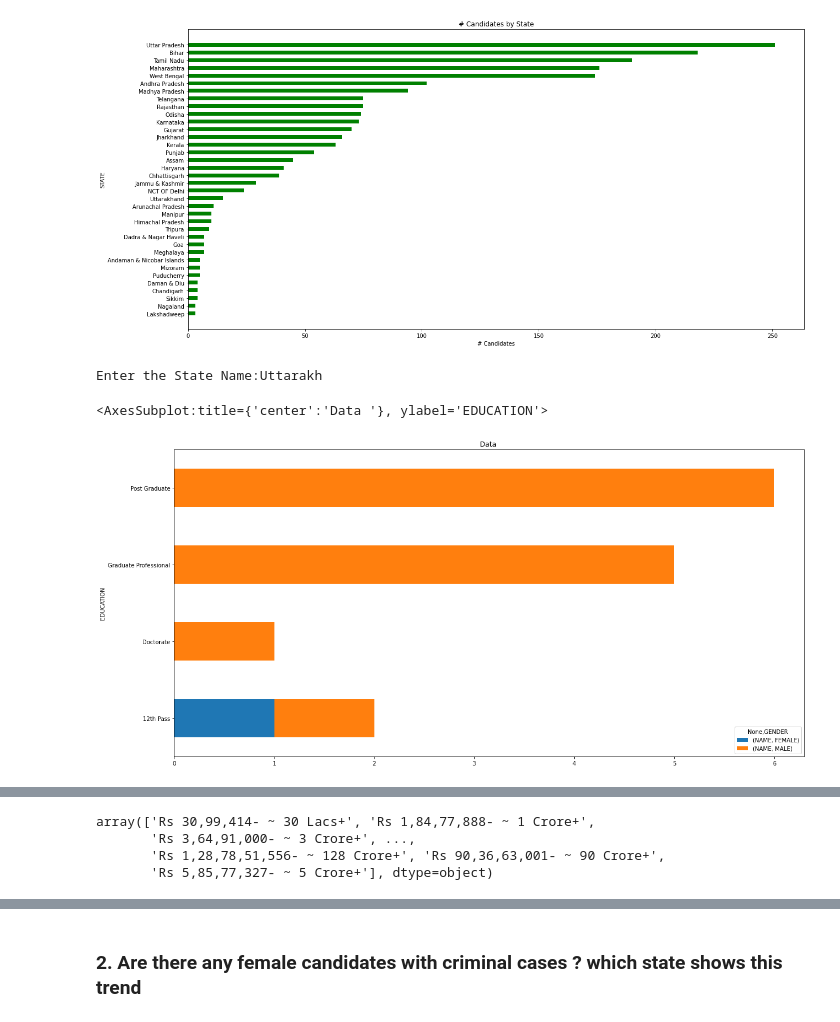
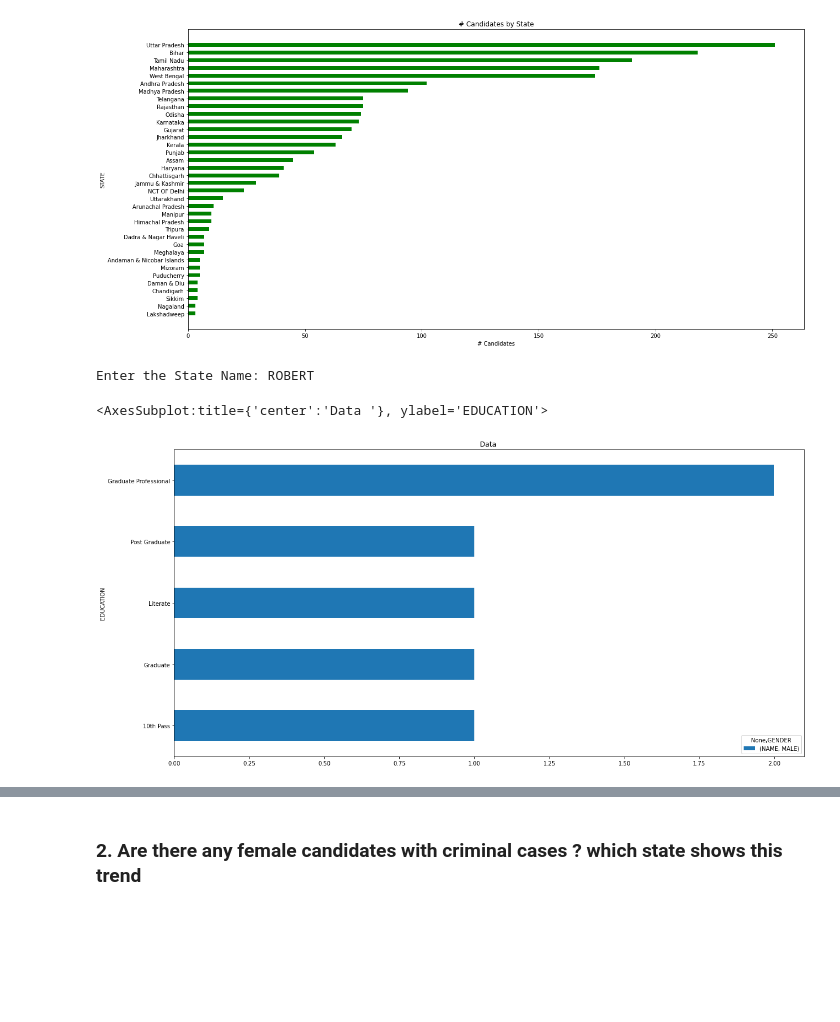
Before and after one commit to anuj3101/Atom, a Jupyter notebook: Indian_elections_2019.ipynb, the cells around one changed output, grey strips where cells are left out. Cells and saved outputs as stored; diff of their text form; code cells hidden in the pictures; blank space fills up the shorter version.

```diff
--- a/Indian_elections_2019.ipynb
+++ b/Indian_elections_2019.ipynb
@@ -91,11 +85,11 @@ plt.show()
 [figure]
 # %%
 state = input('Enter the State Name:')
-pd.DataFrame(df[df['STATE'].str.contains(state)]['NAME'].groupby([df['EDUCATION'],df['GENDER']]).nunique()).sort_values(by='NAME',ascending=True).unstack().plot(kind='barh',stacked=True,title="Data ",figsize=(20,10))
+pd.DataFrame(df[df['CONSTITUENCY'].str.contains(state)]['NAME'].groupby([df['EDUCATION'],df['GENDER']]).nunique()).sort_values(by='NAME',ascending=True).unstack().plot(kind='barh',stacked=True,title="Data ",figsize=(20,10))
 # %% [output]
-Enter the State Name:Uttarakh
+Enter the State Name: ROBERT
 <AxesSubplot:title={'center':'Data '}, ylabel='EDUCATION'>
-[figure, old version]
+[figure, new version]
 # %%
 df.head()
 # %% [output]
@@ -105,10 +99,3 @@ df.head()
 | 2 | Telangana | ADILABAD | RATHOD RAMESH | 0 | INC | Hand | MALE | 3.0 | 52.0 | ST | ... |
 | 3 | Telangana | ADILABAD | NOTA | 0 | NOTA | NaN | NaN | NaN | NaN | NaN | ... |
 | 4 | Uttar Pradesh | AGRA | Satyapal Singh Baghel | 1 | BJP | Lotus | MALE | 5.0 | 58.0 | SC | ... |
-# %%
-df.ASSETS.unique()
-# %% [output]
-array(['Rs 30,99,414- ~ 30 Lacs+', 'Rs 1,84,77,888- ~ 1 Crore+',
-       'Rs 3,64,91,000- ~ 3 Crore+', ...,
-       'Rs 1,28,78,51,556- ~ 128 Crore+', 'Rs 90,36,63,001- ~ 90 Crore+',
-       'Rs 5,85,77,327- ~ 5 Crore+'], dtype=object)
```
Also changed, not shown: parts of 12 cells of this notebook.
